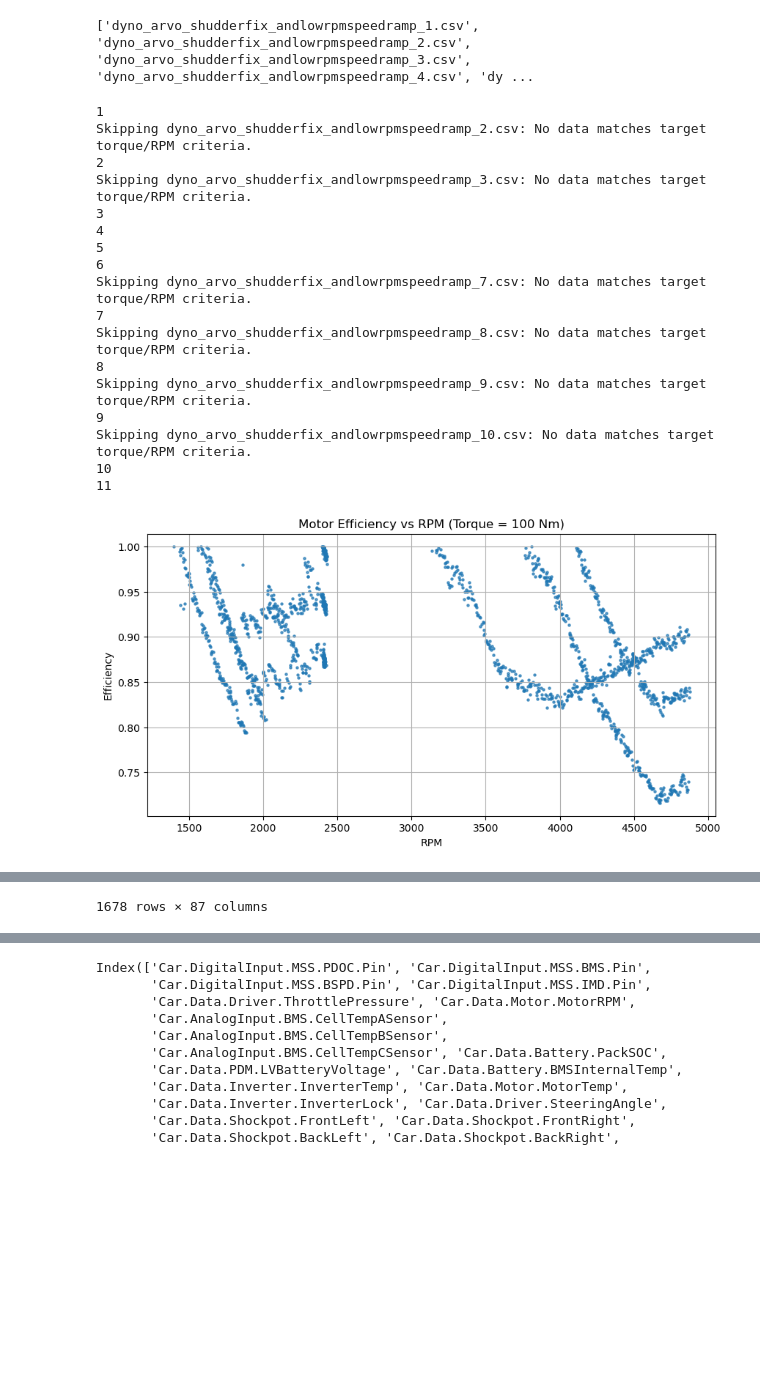
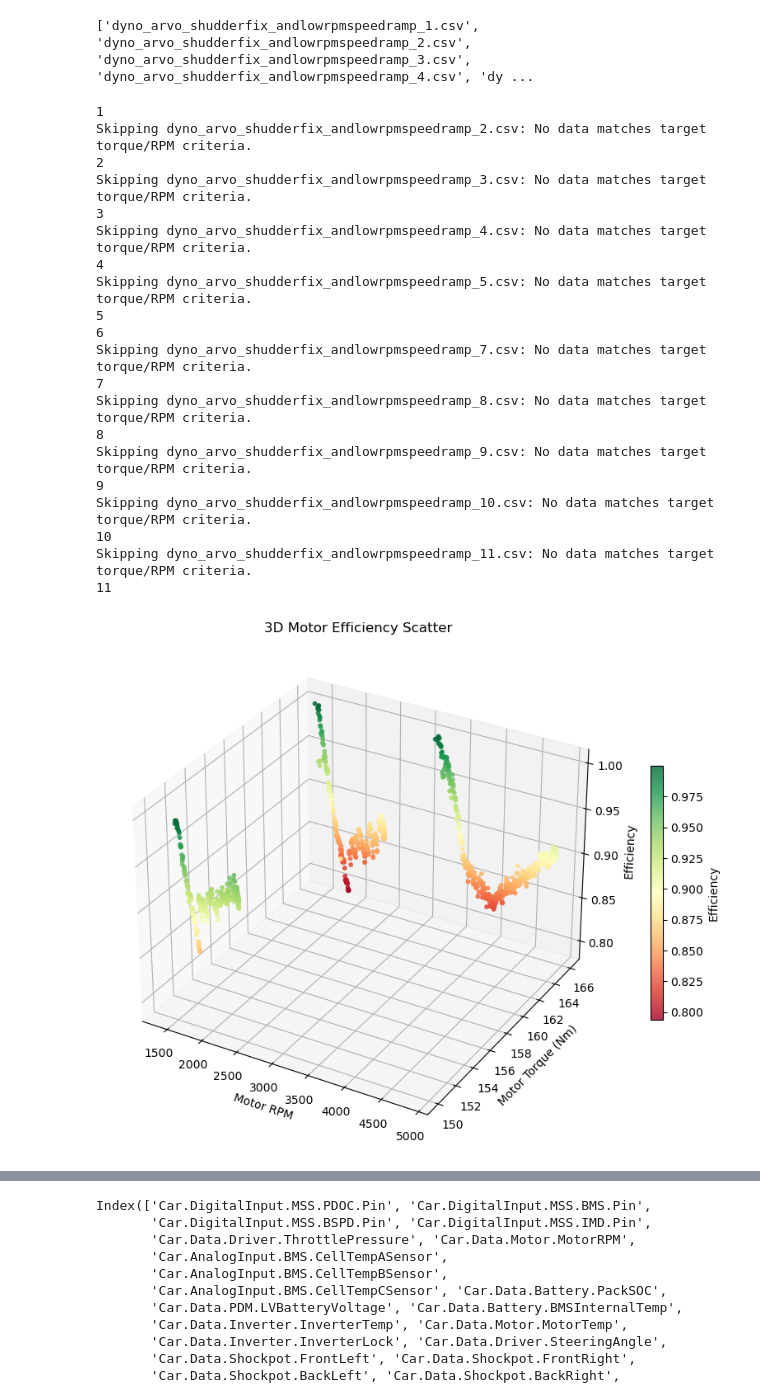
Before and after one commit to Melbourne-University-Motorsports/MUR-Data, a Jupyter notebook: dyno_stuff/20 March/20 March Efficiency.ipynb, the cells around one changed output, grey strips where cells are left out. Cells and saved outputs as stored; diff of their text form; code cells hidden in the pictures; blank space fills up the shorter version.

Commit message:
added 3d plot

```diff
--- a/dyno_stuff/20 March/20 March Efficiency.ipynb
+++ b/dyno_stuff/20 March/20 March Efficiency.ipynb
@@ -72,7 +74,7 @@ def process_and_compute_efficiency(dyno_files, motec_files, target_torque=150,
         motec_trim = motec_df[
             (motec_df["Car.Data.Motor.MotorRPM"] >= rpm_min) &
             (motec_df["Car.Data.Motor.MotorRPM"] <= rpm_max) &
-            (motec_df['Car.Data.Inverter.InverterCalculatedTorque'] >= target_torque) &
+            (motec_df['Car.Data.Inverter.InverterCalculatedTorque'] >= 150) &
             (motec_df['Battery Power (kW)'] > 1)
             ].copy()
 
@@ -126,13 +128,40 @@ def process_and_compute_efficiency(dyno_files, motec_files, target_torque=150,
     combined_df = combined_df[(combined_df['eff'] < 1) & (combined_df['eff'] >0)]  # sanity filter
 
     # --- Plot ---
-    if plot:
-        plt.figure(figsize=(10,5))
-        plt.scatter(combined_df['Car.Data.Motor.MotorRPM'], combined_df['eff'], s=5, alpha=0.7)
-        plt.xlabel("RPM")
-        plt.ylabel("Efficiency")
-        plt.title(f"Motor Efficiency vs RPM (Torque = {target_torque} Nm)")
-        plt.grid(True)
+    if plot and not combined_df.empty:
+        x = combined_df['Car.Data.Motor.MotorRPM']
+        y = combined_df['Car.Data.Inverter.InverterCalculatedTorque']
+        z = combined_df['eff']
+
+        # ---------------------------------------------------------
+        # PLOT 1: True 3D Scatter Plot
+        # ---------------------------------------------------------
+        fig = plt.figure(figsize=(12, 8))
+        ax = fig.add_subplot(111, projection='3d')
+
+        # Color map based on efficiency
+        sc = ax.scatter(x, y, z, c=z, cmap='RdYlGn', s=10, alpha=0.8)
+
+        ax.set_xlabel("Motor RPM")
+        ax.set_ylabel("Motor Torque (Nm)")
+        ax.set_zlabel("Efficiency")
+        ax.set_title("3D Motor Efficiency Scatter")
+        fig.colorbar(sc, label="Efficiency", shrink=0.5)
+        plt.show()
+
+        # ---------------------------------------------------------
+        # PLOT 2: 2D Contour "Island" Map (Industry Standard)
+        # ---------------------------------------------------------
+        plt.figure(figsize=(12, 8))
+
+        # tricontourf interpolates the scattered data into a smooth heat map
+        cntr = plt.tricontourf(x, y, z, levels=20, cmap='RdYlGn')
+
+        plt.colorbar(cntr, label="Efficiency")
+        plt.xlabel("Motor RPM")
+        plt.ylabel("Motor Torque (Nm)")
+        plt.title("Motor Efficiency Island Map")
+        plt.grid(True, alpha=0.3)
         plt.show()
 
     return combined_df
@@ -203,26 +232,29 @@ print(motec_sorted)
 # %%
 motec_ld = parse_race_data("Motec_Data/CSV Export/dryno_morning_torquemapping_withshudderissue.ld")
 segments = to_pandas(motec_ld)
 
 motec_df = pd.concat(segments)
 
-process_and_compute_efficiency(sorted_dyno_files[1:], motec_sorted[1:], target_torque=100, rpm_diff_tol=None, rolling_window=3, plot=True)
+combined_df= process_and_compute_efficiency(sorted_dyno_files[1:], motec_sorted[1:], target_torque=100, rpm_diff_tol=None, rolling_window=3, plot=True)
 # %% [output]
 1
 Skipping dyno_arvo_shudderfix_andlowrpmspeedramp_2.csv: No data matches target torque/RPM criteria.
 2
 Skipping dyno_arvo_shudderfix_andlowrpmspeedramp_3.csv: No data matches target torque/RPM criteria.
 3
+Skipping dyno_arvo_shudderfix_andlowrpmspeedramp_4.csv: No data matches target torque/RPM criteria.
 4
+Skipping dyno_arvo_shudderfix_andlowrpmspeedramp_5.csv: No data matches target torque/RPM criteria.
 5
 6
 Skipping dyno_arvo_shudderfix_andlowrpmspeedramp_7.csv: No data matches target torque/RPM criteria.
 7
 Skipping dyno_arvo_shudderfix_andlowrpmspeedramp_8.csv: No data matches target torque/RPM criteria.
 8
 Skipping dyno_arvo_shudderfix_andlowrpmspeedramp_9.csv: No data matches target torque/RPM criteria.
 9
 Skipping dyno_arvo_shudderfix_andlowrpmspeedramp_10.csv: No data matches target torque/RPM criteria.
 10
+Skipping dyno_arvo_shudderfix_andlowrpmspeedramp_11.csv: No data matches target torque/RPM criteria.
 11
-[figure, old version]
+[figure, new version]
@@ -241 +260,0 @@ Skipping dyno_arvo_shudderfix_andlowrpmspeedramp_10.csv: No data matches target
-1678 rows × 87 columns
```
Also changed, not shown: parts of 3 cells of this notebook.
